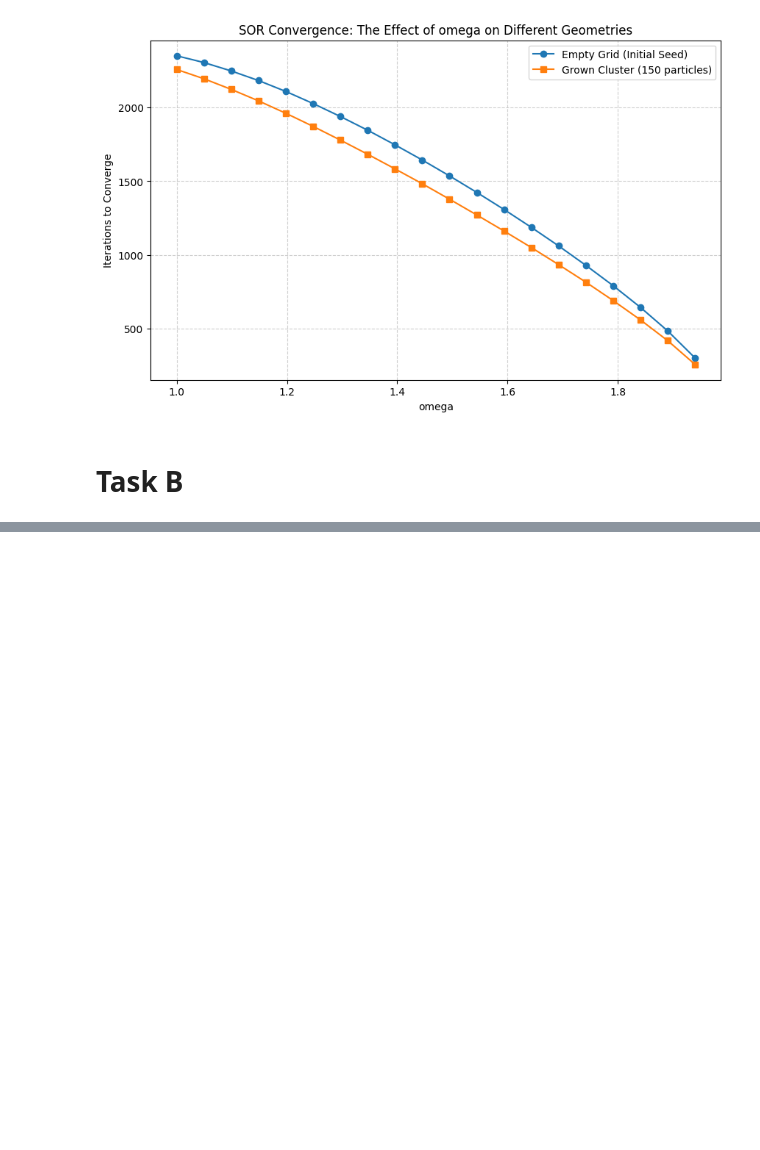
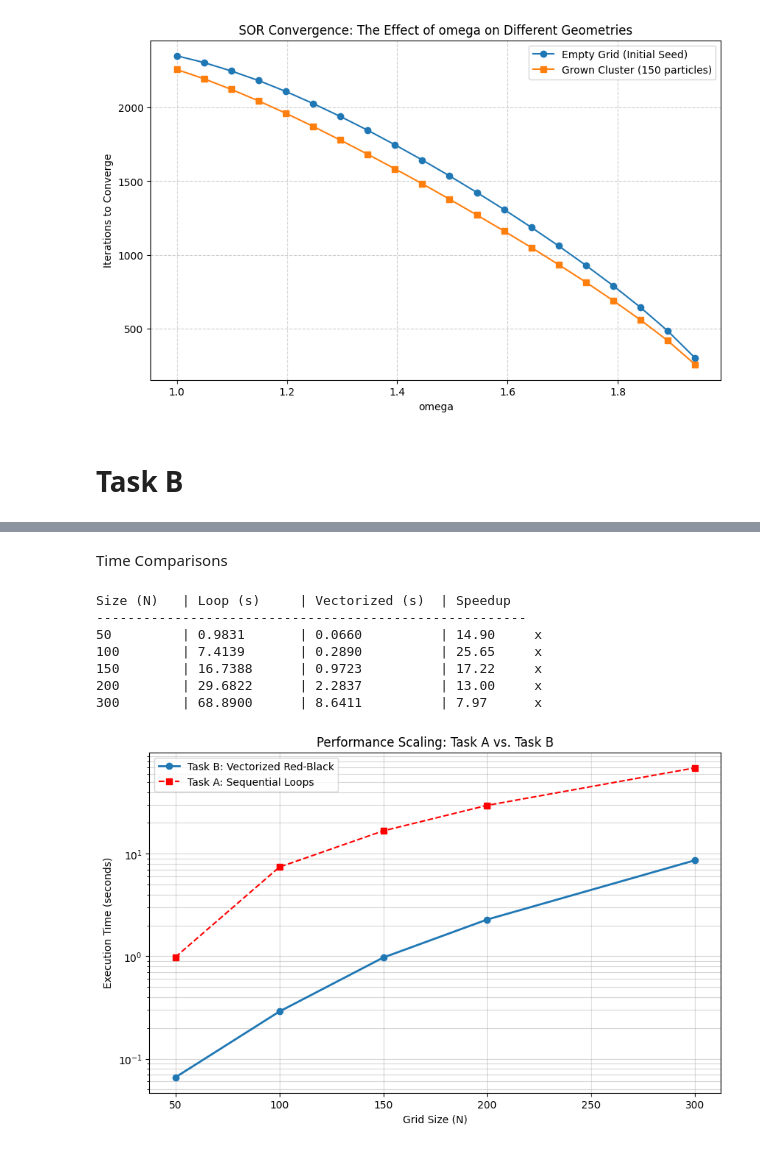
Before and after one commit to TimonJasarevic/SC_Assignments, a Jupyter notebook: Assignment_2/GM_DLA.ipynb, the cells around one changed output, grey strips where cells are left out. Drawn from its saved outputs; the diff is of its cells as text; code cells hidden in the pictures; blank space fills up the shorter version.

```diff
--- a/Assignment_2/GM_DLA.ipynb
+++ b/Assignment_2/GM_DLA.ipynb
@@ -339,0 +339,62 @@ plt.show()
+# %% [markdown]
+Time Comparisons
+# %%
+sizes = [50, 100, 150, 200, 300]
+
+times_loop = []
+times_vectorized = []
+
+print(f"{'Size (N)':<10} | {'Loop (s)':<12} | {'Vectorized (s)':<15} | {'Speedup':<10}")
+print("-" * 55)
+
+for N in sizes:
+    # 1. Setup identical test conditions
+    is_obj = np.zeros((N, N), dtype=bool)
+    is_obj[N//2, 0] = True # Initial seed
+
+    # linear gradient setup
+    c_base = np.zeros((N, N))
+    c_base[:, -1] = 1.0 # Source at top
+
+    # 2. Benchmark Vectorized (Red-Black)
+    c_vec = c_base.copy()
+    t0 = time.time()
+    _, iters_vec = solve_sor_vectorized(c_vec, is_obj, omega=1.8)
+    t_vec = time.time() - t0
+    times_vectorized.append(t_vec)
+
+    # 3. Benchmark Sequential Loops (Task A)
+    c_loop = c_base.copy()
+    t0 = time.time()
+    _ = solve_sor(c_loop, is_obj, omega=1.8)
+    t_loop = time.time() - t0
+    times_loop.append(t_loop)
+
+    speedup = t_loop / t_vec
+    print(f"{N:<10} | {t_loop:<12.4f} | {t_vec:<15.4f} | {speedup:<10.2f}x")
+
+# --- Plotting Scaling Results ---
+plt.figure(figsize=(10, 6))
+
+# Plot Vectorized scaling
+plt.plot(sizes, times_vectorized, 'o-', linewidth=2, label='Task B: Vectorized Red-Black')
+
+# Plot Loop scaling
+plt.plot(sizes[:len(times_loop)], times_loop, 's--', color='red', label='Task A: Sequential Loops')
+
+plt.yscale('log')
+plt.xlabel('Grid Size (N)')
+plt.ylabel('Execution Time (seconds)')
+plt.title('Performance Scaling: Task A vs. Task B')
+plt.legend()
+plt.grid(True, which="both", ls="-", alpha=0.5)
+plt.show()
+# %% [output]
+Size (N)   | Loop (s)     | Vectorized (s)  | Speedup
+-------------------------------------------------------
+50         | 0.9831       | 0.0660          | 14.90     x
+100        | 7.4139       | 0.2890          | 25.65     x
+150        | 16.7388      | 0.9723          | 17.22     x
+200        | 29.6822      | 2.2837          | 13.00     x
+300        | 68.8900      | 8.6411          | 7.97      x
+[figure, added]
```
Also changed, not shown: parts of 1 cell of this notebook.
